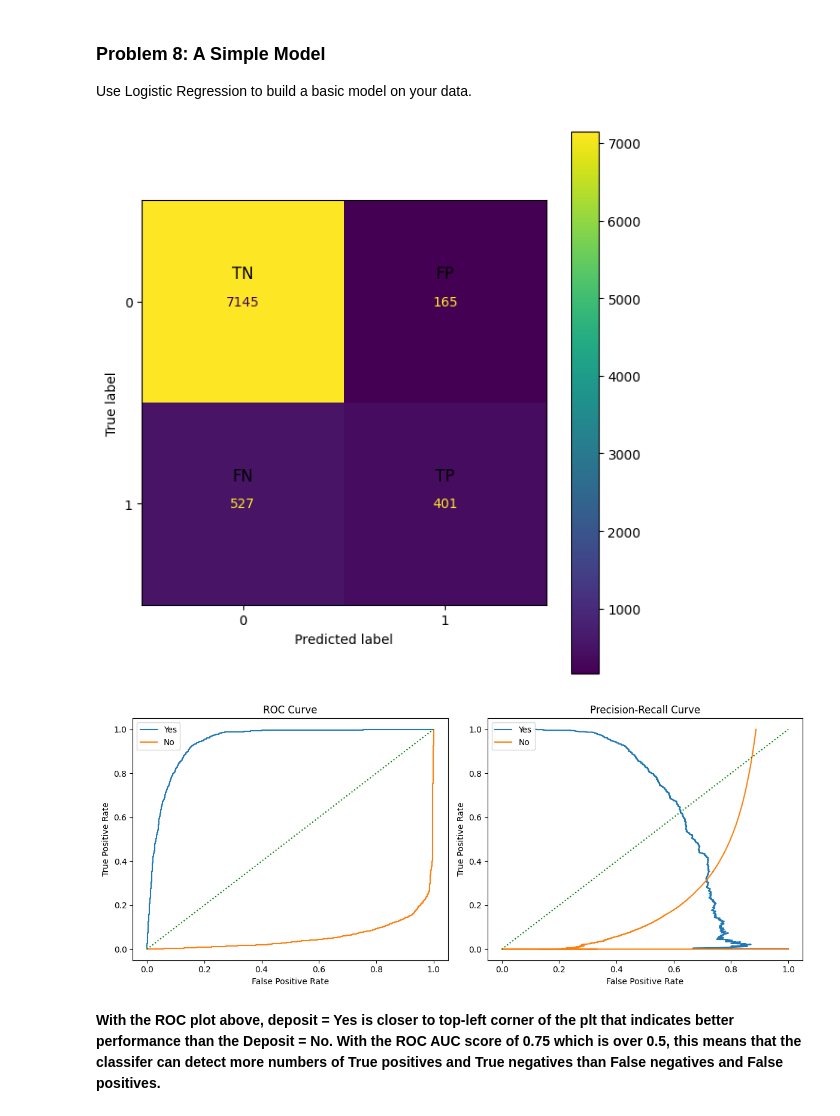
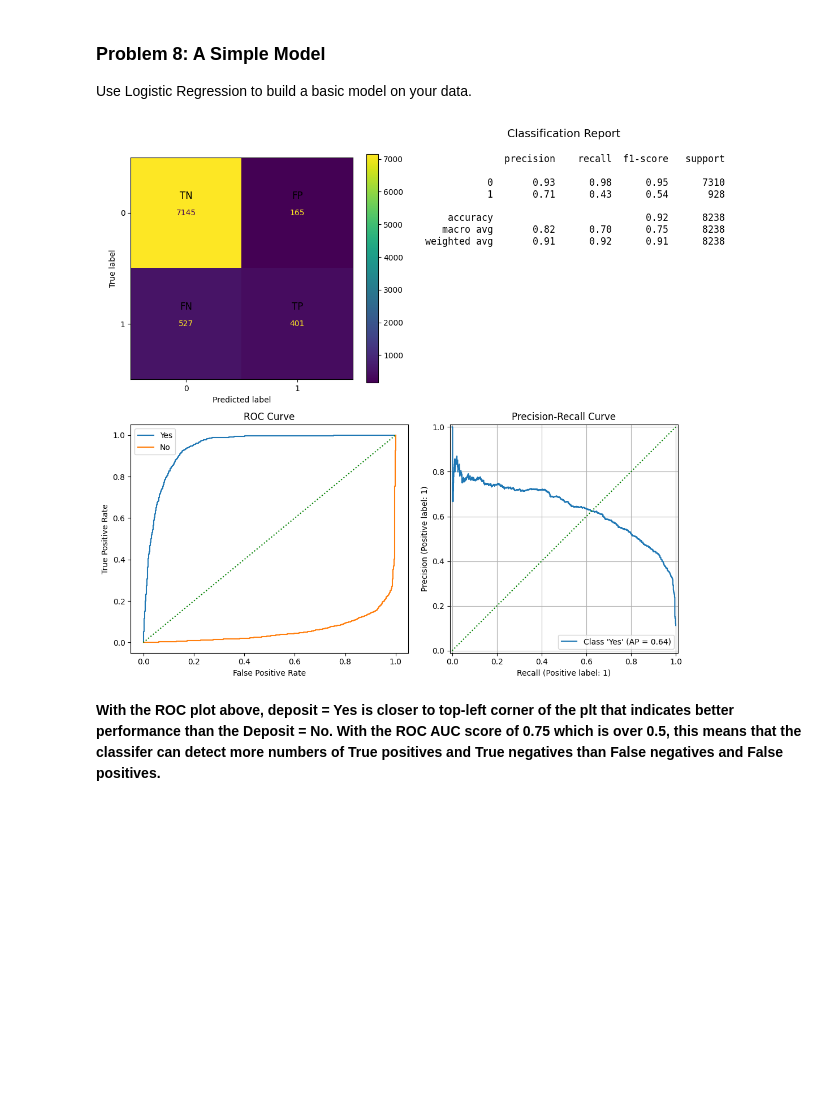
Before and after one commit to atewari-bot/bank-marketing-campaign, a Jupyter notebook: bank_marketing_campaign.ipynb, the cells around one changed output. Saved outputs shown, nothing was run; the diff lists cells and outputs as text; code cells hidden in the pictures; blank space fills up the shorter version.

```diff
--- a/bank_marketing_campaign.ipynb
+++ b/bank_marketing_campaign.ipynb
@@ -659,11 +694,9 @@ lr_preds = lr_pipe.predict(X_test)
 lr_end_time = time.time()
 lr_time_taken = lr_end_time - lr_start_time
-# %%
-show_confusion_matrix(y_test, lr_preds)
-show_metrics_curve(lr_pipe)
-# %% [output]
-[figure, removed]
-[figure, removed]
+# %%
+show_metrics_curve(lr_pipe, X_test, y_test, 'lr', legend_pos='lower right')
+# %% [output]
+[figure, added]
 # %% [markdown]
 <b>With the ROC plot above, deposit = Yes is closer to top-left corner of the plt that indicates better performance than the Deposit = No. With the ROC AUC score of 0.75 which is over 0.5, this means that the classifer can detect more numbers of True positives and True negatives than False negatives and False positives.</b>
 # %% [markdown]
```
Also changed, not shown: parts of 38 cells of this notebook, 9 other files.
